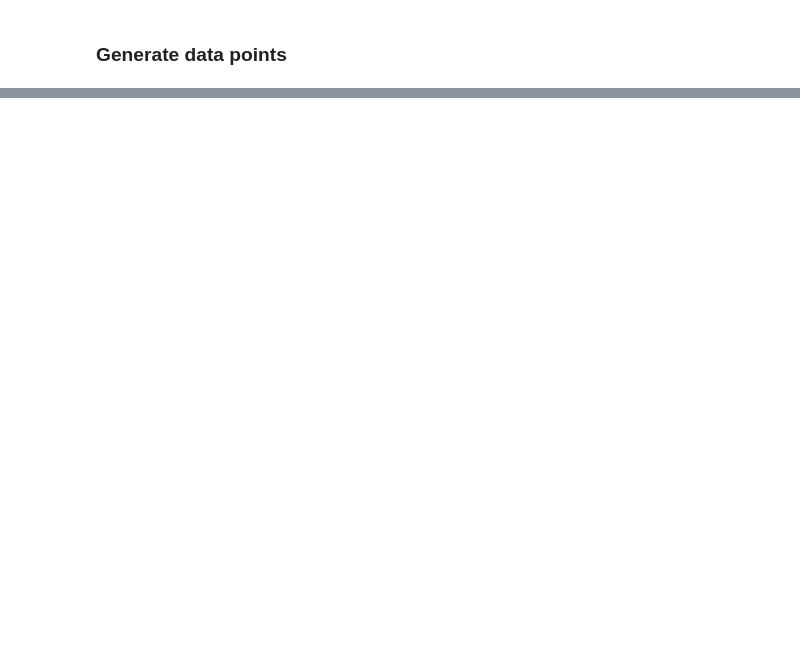
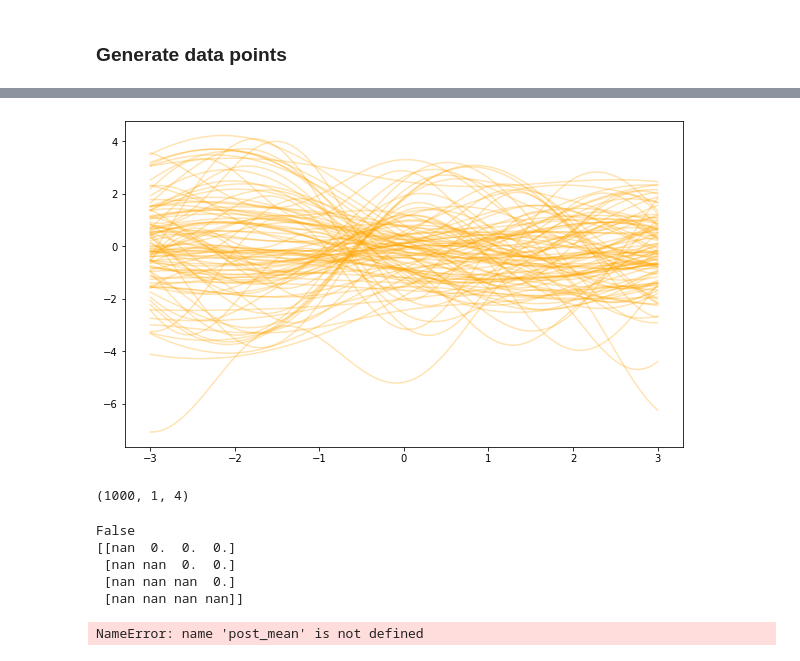
Before and after one commit to Archibald-Lafraik/pipps, a Jupyter notebook: double_pendulum/pendulum.ipynb, the cells around one changed output, grey strips where cells are left out. Saved outputs shown, nothing was run; the diff lists cells and outputs as text; code cells hidden in the pictures; blank space fills up the shorter version.

```diff
--- a/double_pendulum/pendulum.ipynb
+++ b/double_pendulum/pendulum.ipynb
@@ -42,0 +138,45 @@ plt.show()
+# %%
+plt.figure(figsize=(10, 6))
+plt.plot(X, functions, color='orange', alpha=0.3)
+plt.show()
+# %% [output]
+[figure, added]
+# %%
+
+mu0 = jnp.array([jnp.pi / 3, jnp.pi / 4, 0., 0.])
+V0 = jnp.eye(4) * 0.0001
+
+delta_t = 0.01
+noise = 0.001
+trans_noise = jnp.eye(4) * noise
+obs_noise = jnp.eye(4) * 0.01
+num_steps = 1000
+N = 1
+
+states, observations, _ = get_rk_state_sequence(
+    delta_t, mu0, V0, trans_noise, obs_noise, num_steps, N
+)
+# %% [output]
+(1000, 1, 4)
+# %%
+mu = jnp.zeros((num_features,))
+V = jnp.eye(num_features)
+
+theta2_states = states[:, 0, 1][:, jnp.newaxis]
+
+
+post_mean, post_var = get_rff_posterior(theta2_states[:-1], theta2_states[1:], num_features, lengthscale, coef, noise, mu, V)
+functions = get_rff_functions(post_mean, post_var, num_functions, theta2_states[:-1], num_features, lengthscale, coef)
+# %% [output]
+False
+[[nan  0.  0.  0.]
+ [nan nan  0.  0.]
+ [nan nan nan  0.]
+ [nan nan nan nan]]
+# %%
+print(post_mean)
+plt.figure(figsize=(10, 6))
+plt.plot(list(range(num_steps - 1)), functions[:, 0], color='orange', alpha=0.3)
+plt.show()
+# %% [output]
+NameError: name 'post_mean' is not defined
```
Also changed, not shown: parts of 11 cells of this notebook, 4 other files.
